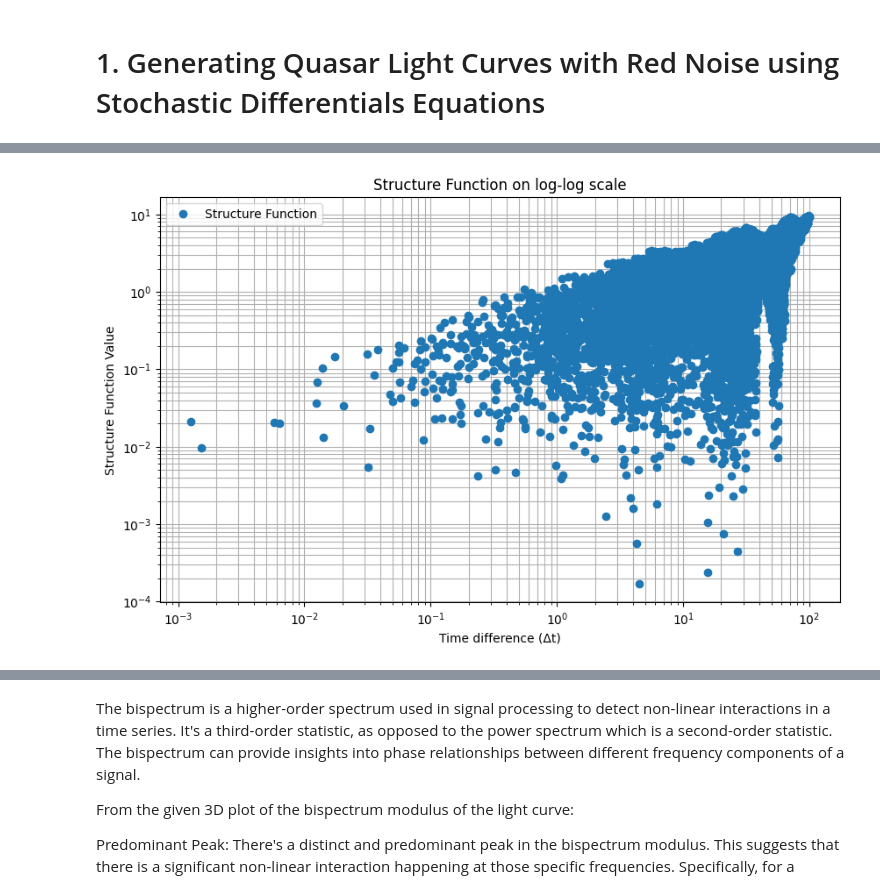
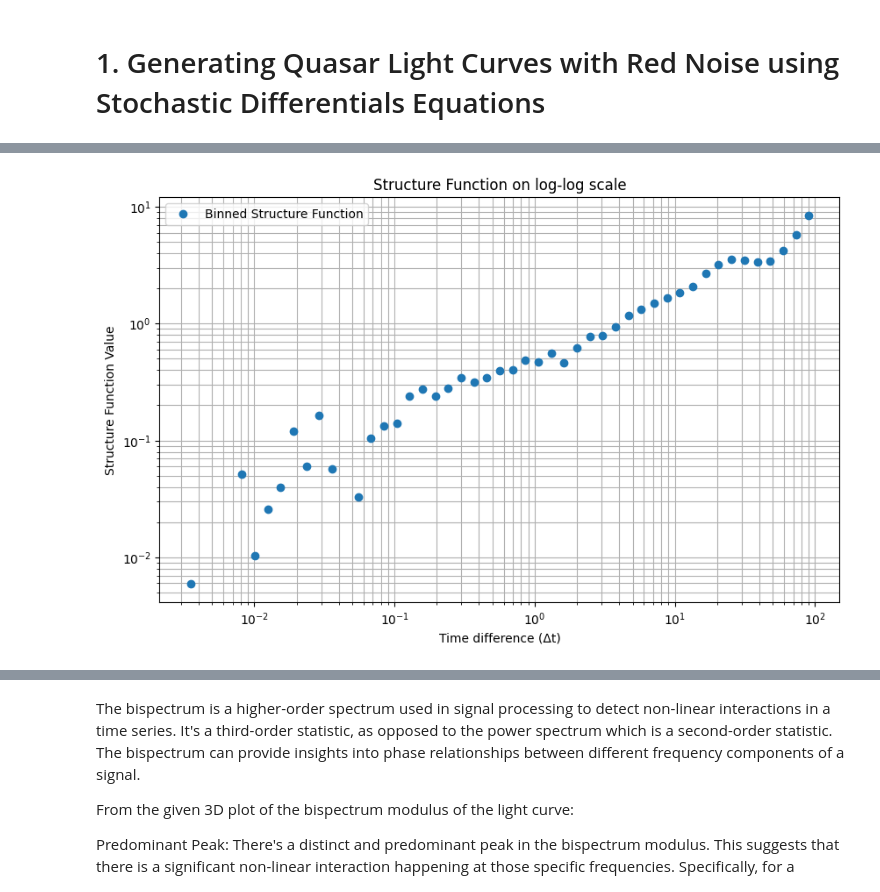
Before and after one commit to SofiM96/time_series_data_analysis, a Jupyter notebook: tutorials/Tutorial2/ADATutorial2.ipynb, the cells around one changed output, grey strips where cells are left out. Cells and saved outputs as stored; diff of their text form; code cells hidden in the pictures.

Commit message:
Added minor changes to the markdown text and plots.

```diff
--- a/tutorials/Tutorial2/ADATutorial2.ipynb
+++ b/tutorials/Tutorial2/ADATutorial2.ipynb
@@ -182,16 +195,45 @@ delta_ts, SF_values = structure_function(t, y)
+# %%
+def structure_function_binned(t, y, n_bins=50):
+    n = len(t)
+    delta_t = []
+    structure_fun = []
+
+    # Loop over all pairs of data points
+    for i in range(n):
+        for j in range(i+1, n):
+            dt = abs(t[j] - t[i])
+            dy = y[j] - y[i]
+
+            delta_t.append(dt)
+            structure_fun.append(dy**2)
+
+    # Logarithmic binning
+    bins = np.logspace(np.log10(min(delta_t)), np.log10(max(delta_t)), n_bins)
+    bin_centers = 0.5 * (bins[:-1] + bins[1:])
+    binned_sf = []
+
+    for i in range(n_bins - 1):
+        indices = (delta_t >= bins[i]) & (delta_t < bins[i+1])
+        if np.sum(indices) > 0:
+            mean_sf_for_bin = np.sqrt(np.mean(np.array(structure_fun)[indices]))
+            binned_sf.append(mean_sf_for_bin)
+        else:
+            binned_sf.append(np.nan)  # No data in this bin
+
+    return bin_centers, binned_sf
+# %%
+delta_tb, SF_b = structure_function_binned(t_uneven, y_uneven)
 # %%
-import matplotlib.pyplot as plt
-
 # Assuming you've already computed delta_ts and SF_values using the structure_function function
 
 # Plot
 plt.figure(figsize=(10, 6))
-plt.loglog(delta_ts, SF_values, 'o', label='Structure Function')
+plt.loglog(delta_tb, SF_b, 'o', label='Binned Structure Function')
 plt.xlabel('Time difference (Δt)')
 plt.ylabel('Structure Function Value')
 plt.title('Structure Function on log-log scale')
 plt.grid(which='both')
 plt.legend()
 plt.show()
 # %% [output]
-[figure, old version]
+[figure, new version]
```
Also changed, not shown: parts of 32 cells of this notebook.
